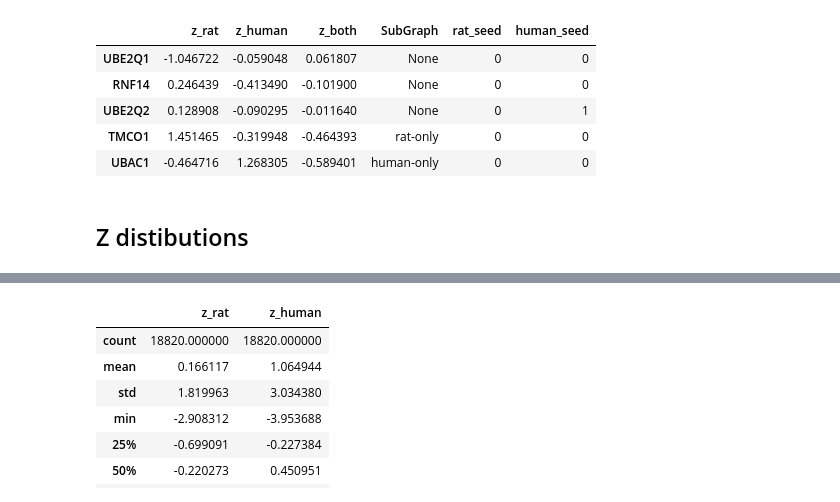
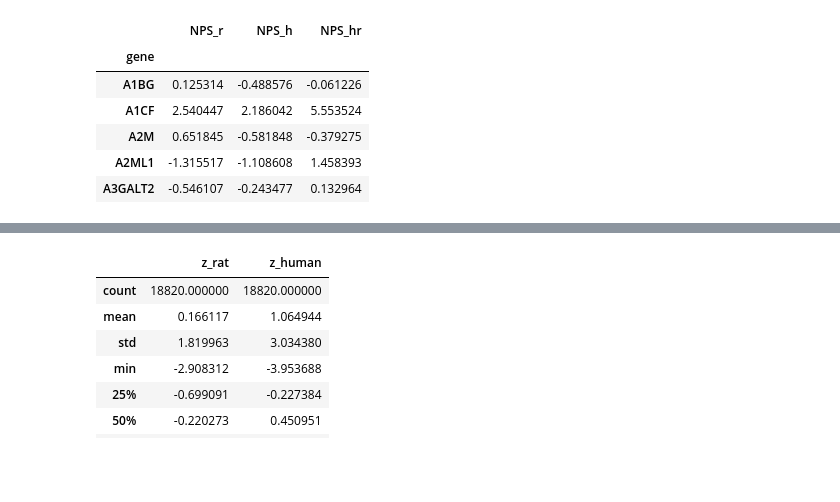
Before and after one commit to sarah-n-wright/CrossSpeciesBMI, a Jupyter notebook: Notebooks/3_Species_Specific_BMI_Networks.ipynb, the cells around one changed output, grey strips where cells are left out. Drawn from its saved outputs; the diff is of its cells as text; code cells hidden in the pictures; blank space fills up the shorter version.

```diff
--- a/Notebooks/3_Species_Specific_BMI_Networks.ipynb
+++ b/Notebooks/3_Species_Specific_BMI_Networks.ipynb
@@ -9,0 +17,5 @@ do_plots = True
+# %%
+# Set up directory paths. Defaults to the Data/ and Figures/ folders within the repository.
+cwd = os.path.dirname(os.getcwd())
+DATADIR = os.path.join(cwd, "Data/")
+FIGDIR = os.path.join(cwd, "Figures/rerun_")
@@ -10,13 +25,12 @@ do_plots = True
 # %%
 # load data, contains original subgraphs
-data = pd.read_csv(DATADIR + datafile, sep = "\t", index_col=0)
+data = pd.read_csv(DATADIR + "outputs/rat_human_BMI_all_NPS.tsv", sep = "\t", index_col=0)
 data.head()
 # %% [output]
-|  | z_rat | z_human | z_both | SubGraph | rat_seed | human_seed |
-| UBE2Q1 | -1.046722 | -0.059048 | 0.061807 | None | 0 | 0 |
-| RNF14 | 0.246439 | -0.413490 | -0.101900 | None | 0 | 0 |
-| UBE2Q2 | 0.128908 | -0.090295 | -0.011640 | None | 0 | 1 |
-| TMCO1 | 1.451465 | -0.319948 | -0.464393 | rat-only | 0 | 0 |
-| UBAC1 | -0.464716 | 1.268305 | -0.589401 | human-only | 0 | 0 |
+|  | NPS_r | NPS_h | NPS_hr |
+| gene |  |  |  |
+| A1BG | 0.125314 | -0.488576 | -0.061226 |
+| A1CF | 2.540447 | 2.186042 | 5.553524 |
+| A2M | 0.651845 | -0.581848 | -0.379275 |
+| A2ML1 | -1.315517 | -1.108608 | 1.458393 |
+| A3GALT2 | -0.546107 | -0.243477 | 0.132964 |
-# %% [markdown]
-##  Z distibutions
```
Also changed, not shown: parts of 63 cells of this notebook, 2 other files.
